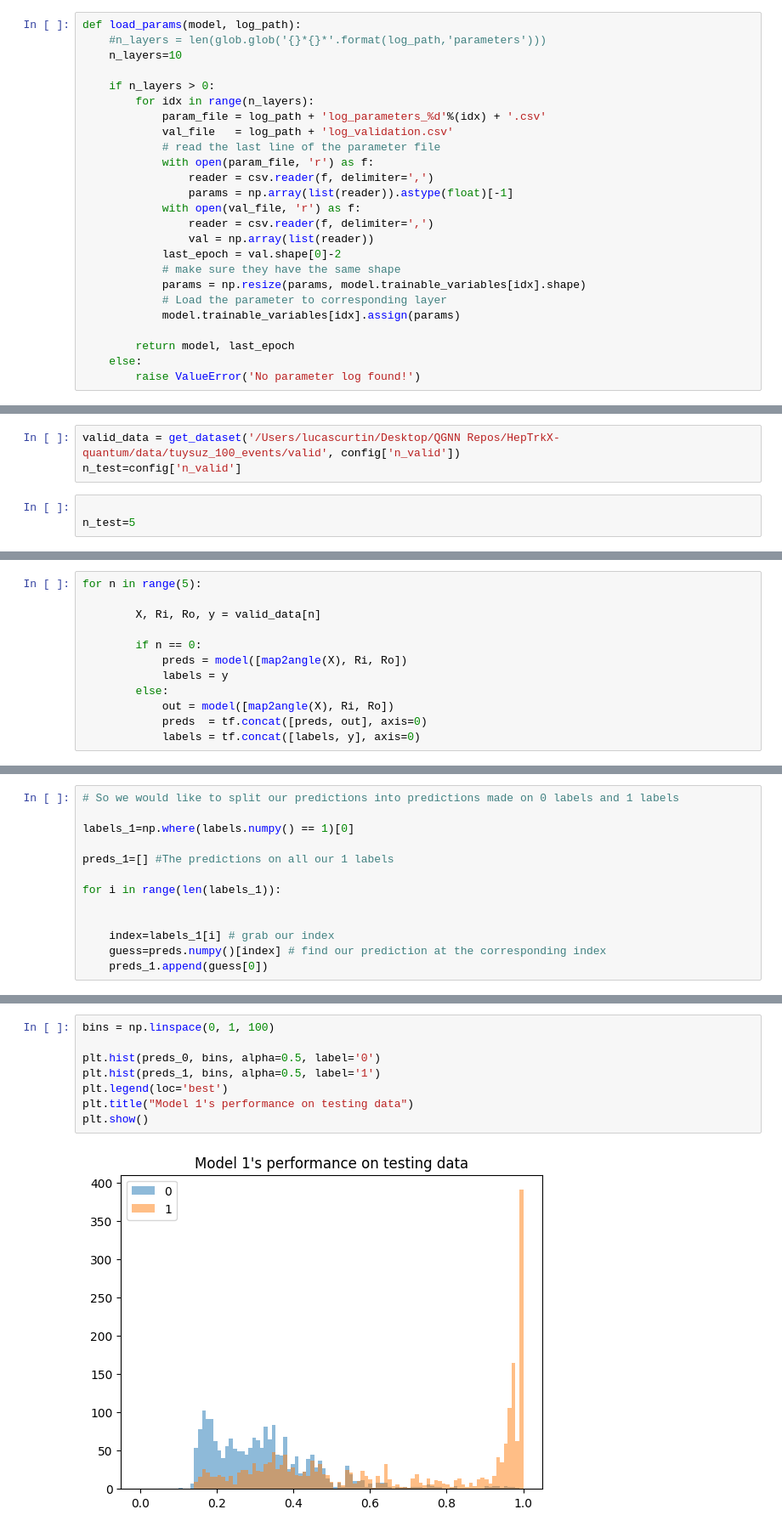
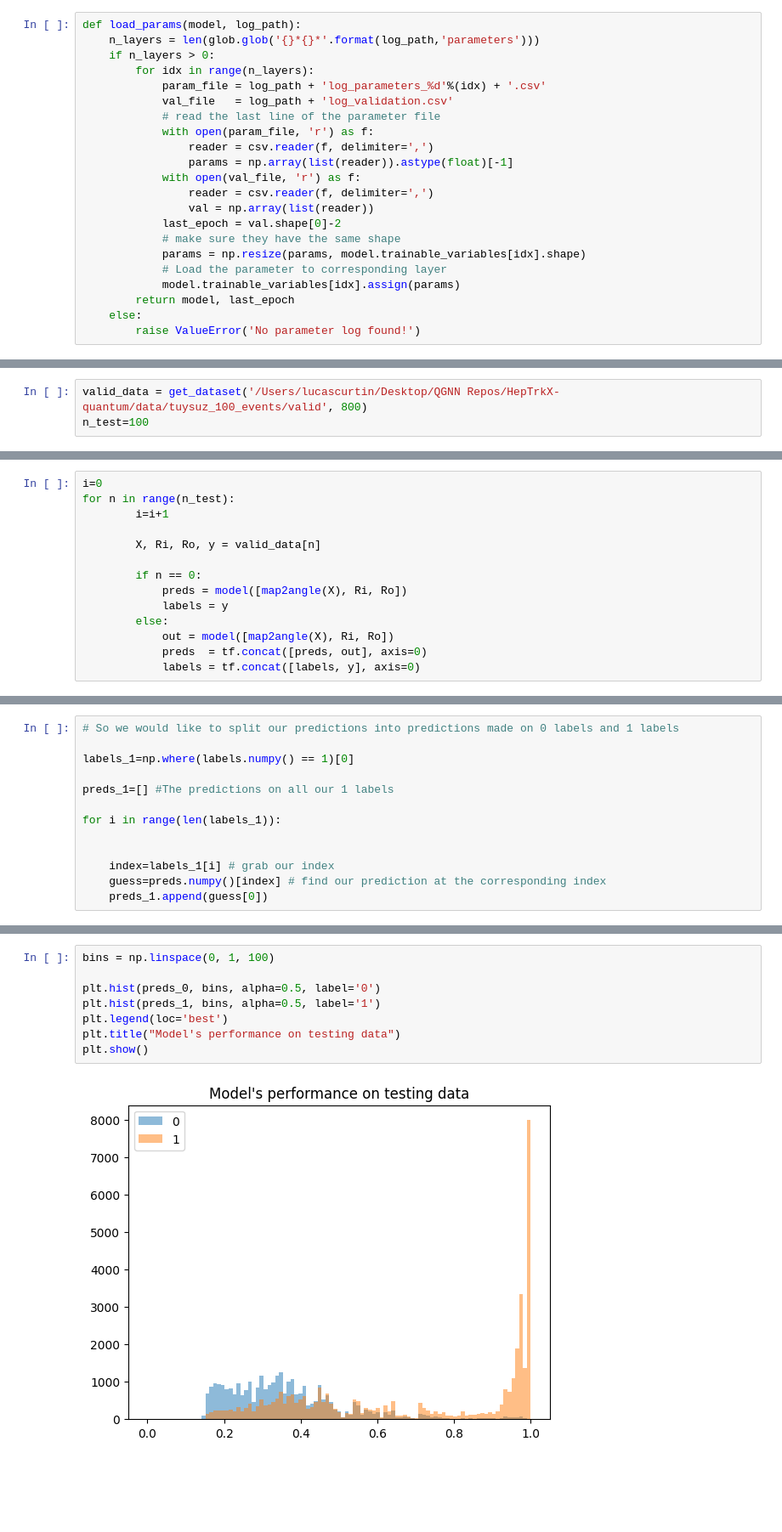
Before and after one commit to boboboon/qtrkx-gnn-tracking, a Jupyter notebook: notebooks/model_outputs_cluster.ipynb, the cells around one changed output, grey strips where cells are left out. Shown at 85% size. Drawn from its saved outputs; the diff is of its cells as text; blank space fills up the shorter version.

```diff
--- a/notebooks/model_outputs_cluster.ipynb
+++ b/notebooks/model_outputs_cluster.ipynb
@@ -34,9 +71,7 @@ from qnetworks.CGNN import GNN
 GNN.config = config
 # %%
 def load_params(model, log_path):
-    #n_layers = len(glob.glob('{}*{}*'.format(log_path,'parameters')))
-    n_layers=10
-
+    n_layers = len(glob.glob('{}*{}*'.format(log_path,'parameters')))
     if n_layers > 0:
         for idx in range(n_layers):
             param_file = log_path + 'log_parameters_%d'%(idx) + '.csv'
@@ -53,7 +88,6 @@ def load_params(model, log_path):
             params = np.resize(params, model.trainable_variables[idx].shape)
             # Load the parameter to corresponding layer
             model.trainable_variables[idx].assign(params)
-
         return model, last_epoch
     else:
         raise ValueError('No parameter log found!')
@@ -64,15 +97,14 @@ model = GNN()
 model, epoch_start = load_params(model,'/Users/lucascurtin/Desktop/SSH_LOGS/run2/')
 # %%
-valid_data = get_dataset('/Users/lucascurtin/Desktop/QGNN Repos/HepTrkX-quantum/data/tuysuz_100_events/valid', config['n_valid'])
-n_test=config['n_valid']
+valid_data = get_dataset('/Users/lucascurtin/Desktop/QGNN Repos/HepTrkX-quantum/data/tuysuz_100_events/valid', 800)
+n_test=100
-# %%
-
-n_test=5
 # %%
 #config = load_config(parse_args())
 tools.config = config
 # %%
-for n in range(5):
+i=0
+for n in range(n_test):
+        i=i+1
 
         X, Ri, Ro, y = valid_data[n]
 
@@ -175,10 +209,10 @@ array([[0.53761137],
 # %%
 bins = np.linspace(0, 1, 100)
 
 plt.hist(preds_0, bins, alpha=0.5, label='0')
 plt.hist(preds_1, bins, alpha=0.5, label='1')
 plt.legend(loc='best')
-plt.title("Model 1's performance on testing data")
+plt.title("Model's performance on testing data")
 plt.show()
 # %% [output]
-[figure, old version]
+[figure, new version]
```
Also changed, not shown: parts of 12 cells of this notebook, 3 other files.
